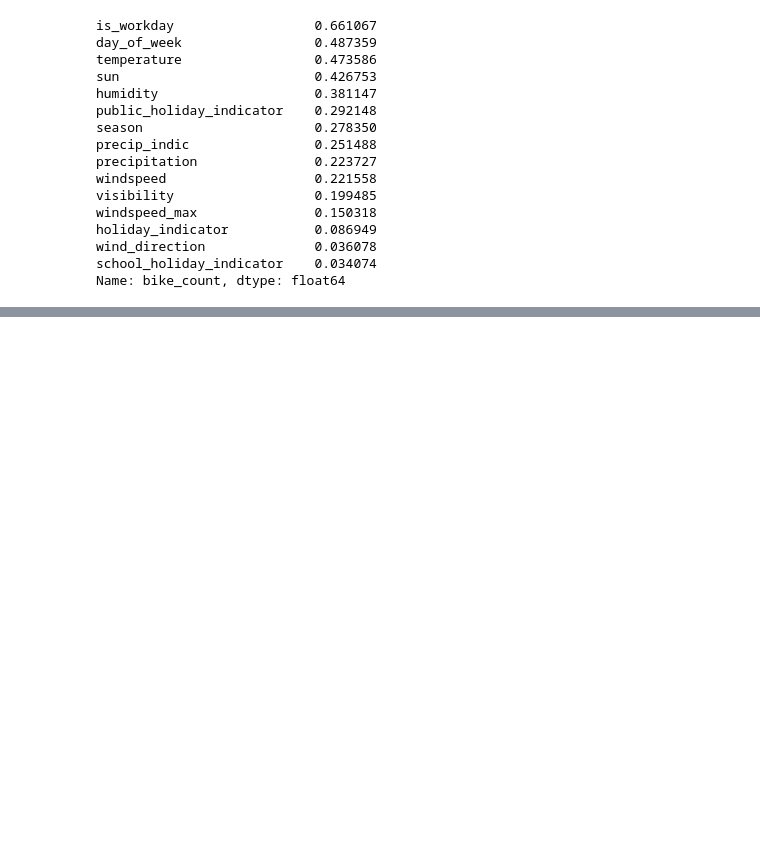
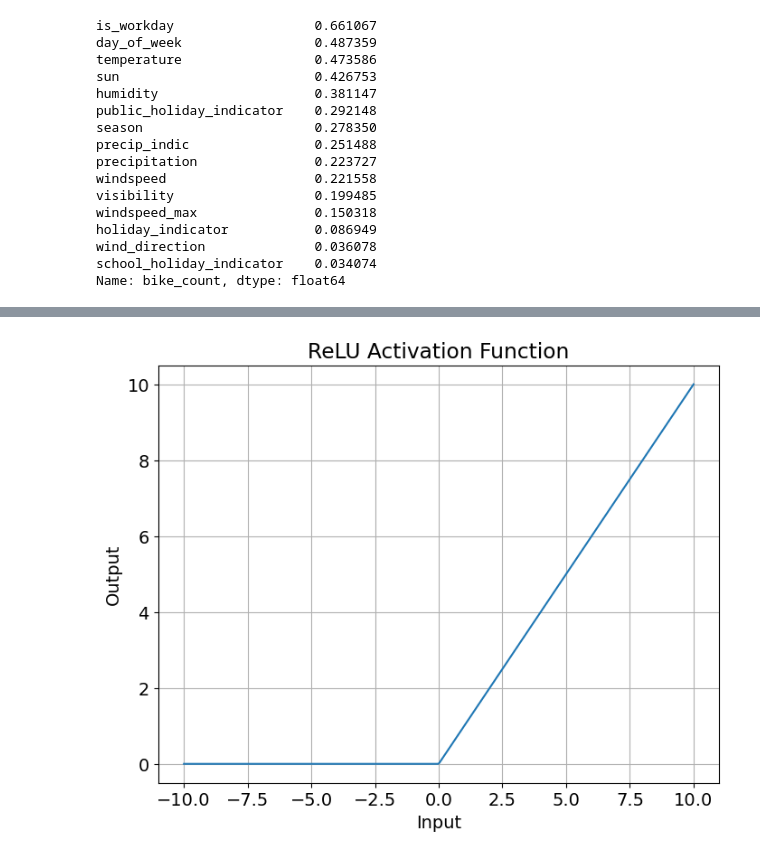
Before and after one commit to AnnaStiegler/Probabilistic-Forecasting-of-Bicycle-Counts-in-Karlsruhe-with-Neural-Networks, a Jupyter notebook: Code/(02) Plots.ipynb, the cells around one changed output, grey strips where cells are left out. Cells and saved outputs as stored; diff of their text form; code cells hidden in the pictures; blank space fills up the shorter version.

```diff
--- a/Code/(02) Plots.ipynb
+++ b/Code/(02) Plots.ipynb
@@ -554,0 +580,15 @@ Name: bike_count, dtype: float64
+# %%
+# Compute function values
+y_relu = relu(x)
+
+# Plot ReLU
+plt.figure(figsize=(8, 6))
+plt.plot(x, y_relu)
+plt.title("ReLU Activation Function")
+plt.xlabel("Input")
+plt.ylabel("Output")
+plt.grid(True)
+plt.gcf().savefig(base_path_plots / "relu_activation_function.png", dpi=96)
+plt.show()
+# %% [output]
+[figure, added]
```
Also changed, not shown: parts of 8 cells of this notebook, 19 other files.
